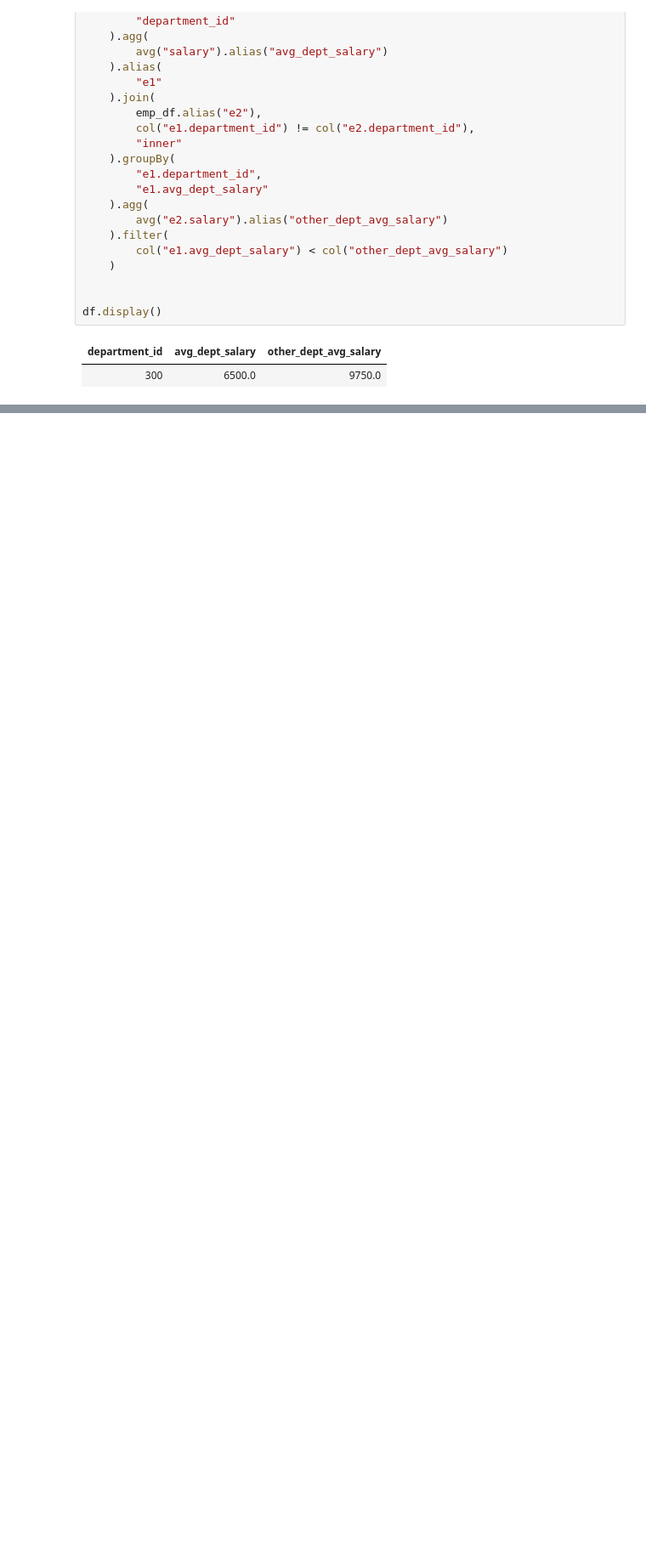
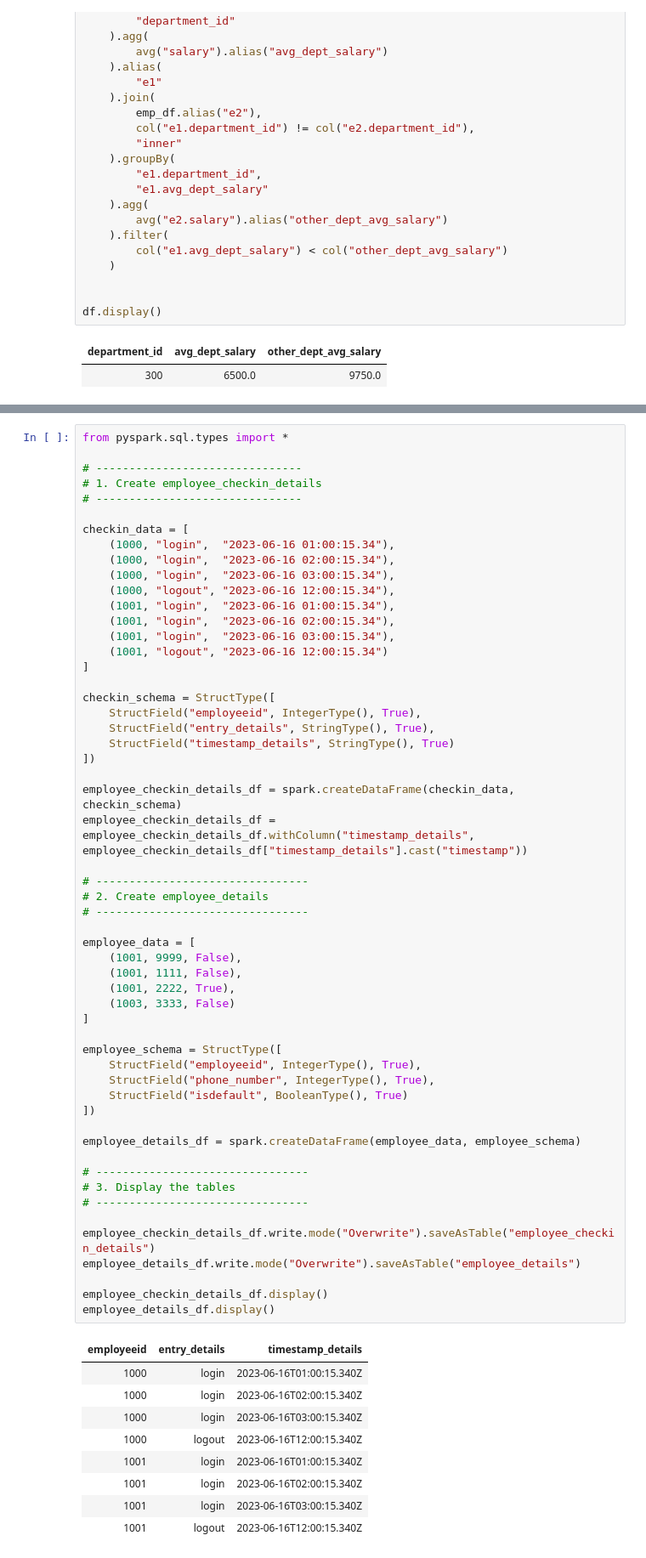
Before and after one commit to Rupam-1/SQL-Pyspark-practise_youtube, a Jupyter notebook: 07. PYSPARK - Part4.ipynb, the cells around one changed output, grey strips where cells are left out. Shown at 85% size. Cells and saved outputs as stored; diff of their text form; blank space fills up the shorter version.

```diff
--- a/07. PYSPARK - Part4.ipynb
+++ b/07. PYSPARK - Part4.ipynb
@@ -418,0 +428,65 @@ df.display()
+# %%
+from pyspark.sql.types import *
+
+# -------------------------------
+# 1. Create employee_checkin_details
+# -------------------------------
+
+checkin_data = [
+    (1000, "login",  "2023-06-16 01:00:15.34"),
+    (1000, "login",  "2023-06-16 02:00:15.34"),
+    (1000, "login",  "2023-06-16 03:00:15.34"),
+    (1000, "logout", "2023-06-16 12:00:15.34"),
+    (1001, "login",  "2023-06-16 01:00:15.34"),
+    (1001, "login",  "2023-06-16 02:00:15.34"),
+    (1001, "login",  "2023-06-16 03:00:15.34"),
+    (1001, "logout", "2023-06-16 12:00:15.34")
+]
+
+checkin_schema = StructType([
+    StructField("employeeid", IntegerType(), True),
+    StructField("entry_details", StringType(), True),
+    StructField("timestamp_details", StringType(), True)
+])
+
+employee_checkin_details_df = spark.createDataFrame(checkin_data, checkin_schema)
+employee_checkin_details_df = employee_checkin_details_df.withColumn("timestamp_details", employee_checkin_details_df["timestamp_details"].cast("timestamp"))
+
+# --------------------------------
+# 2. Create employee_details
+# --------------------------------
+
+employee_data = [
+    (1001, 9999, False),
+    (1001, 1111, False),
+    (1001, 2222, True),
+    (1003, 3333, False)
+]
+
+employee_schema = StructType([
+    StructField("employeeid", IntegerType(), True),
+    StructField("phone_number", IntegerType(), True),
+    StructField("isdefault", BooleanType(), True)
+])
+
+employee_details_df = spark.createDataFrame(employee_data, employee_schema)
+
+# --------------------------------
+# 3. Display the tables
+# --------------------------------
+
+employee_checkin_details_df.write.mode("Overwrite").saveAsTable("employee_checkin_details")
+employee_details_df.write.mode("Overwrite").saveAsTable("employee_details")
+
+employee_checkin_details_df.display()
+employee_details_df.display()
+# %% [output]
+| employeeid | entry_details | timestamp_details |
+| 1000 | login | 2023-06-16T01:00:15.340Z |
+| 1000 | login | 2023-06-16T02:00:15.340Z |
+| 1000 | login | 2023-06-16T03:00:15.340Z |
+| 1000 | logout | 2023-06-16T12:00:15.340Z |
+| 1001 | login | 2023-06-16T01:00:15.340Z |
+| 1001 | login | 2023-06-16T02:00:15.340Z |
+| 1001 | login | 2023-06-16T03:00:15.340Z |
+| 1001 | logout | 2023-06-16T12:00:15.340Z |
```
Also changed, not shown: parts of 3 cells of this notebook, 1 other file.
